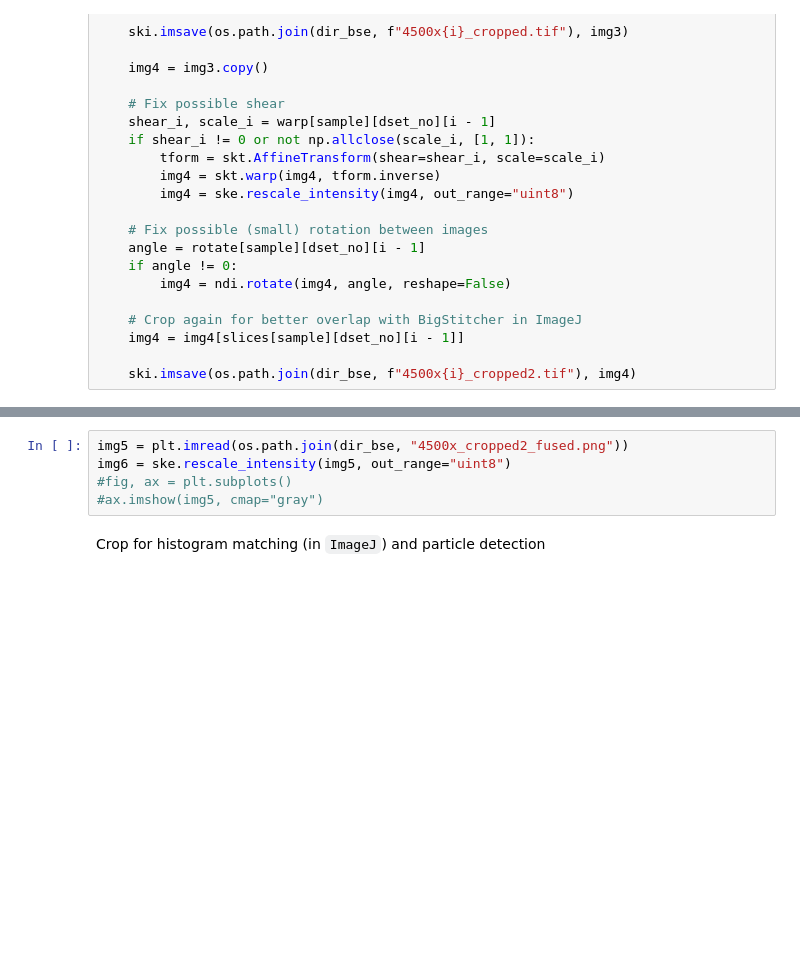
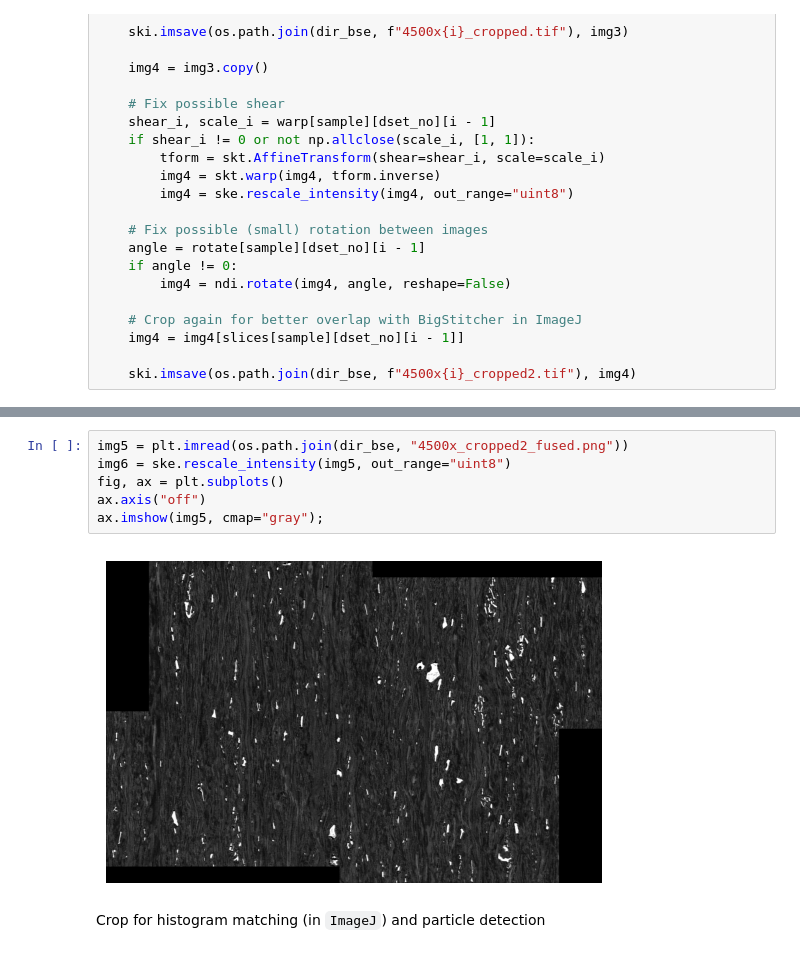
Before and after one commit to hakonanes/p-texture-al-mn-alloys, a Jupyter notebook: notebooks/bse1_crop_bse_images.ipynb, the cells around one changed output, grey strips where cells are left out. Cells and saved outputs as stored; diff of their text form; blank space fills up the shorter version.

Commit message:
Update BSE image processing notebooks
Signed-off-by: Håkon Wiik Ånes <hwaanes@gmail.com>

```diff
--- a/notebooks/bse1_crop_bse_images.ipynb
+++ b/notebooks/bse1_crop_bse_images.ipynb
@@ -255,8 +271,11 @@ for i in range(1, len(slices[sample][dset_no]) + 1):
 # %%
 img5 = plt.imread(os.path.join(dir_bse, "4500x_cropped2_fused.png"))
 img6 = ske.rescale_intensity(img5, out_range="uint8")
-#fig, ax = plt.subplots()
-#ax.imshow(img5, cmap="gray")
+fig, ax = plt.subplots()
+ax.axis("off")
+ax.imshow(img5, cmap="gray");
+# %% [output]
+[figure, added]
 # %% [markdown]
 Crop for histogram matching (in `ImageJ`) and particle detection
 # %%
```
Also changed, not shown: parts of 12 cells of this notebook, 4 other files.
